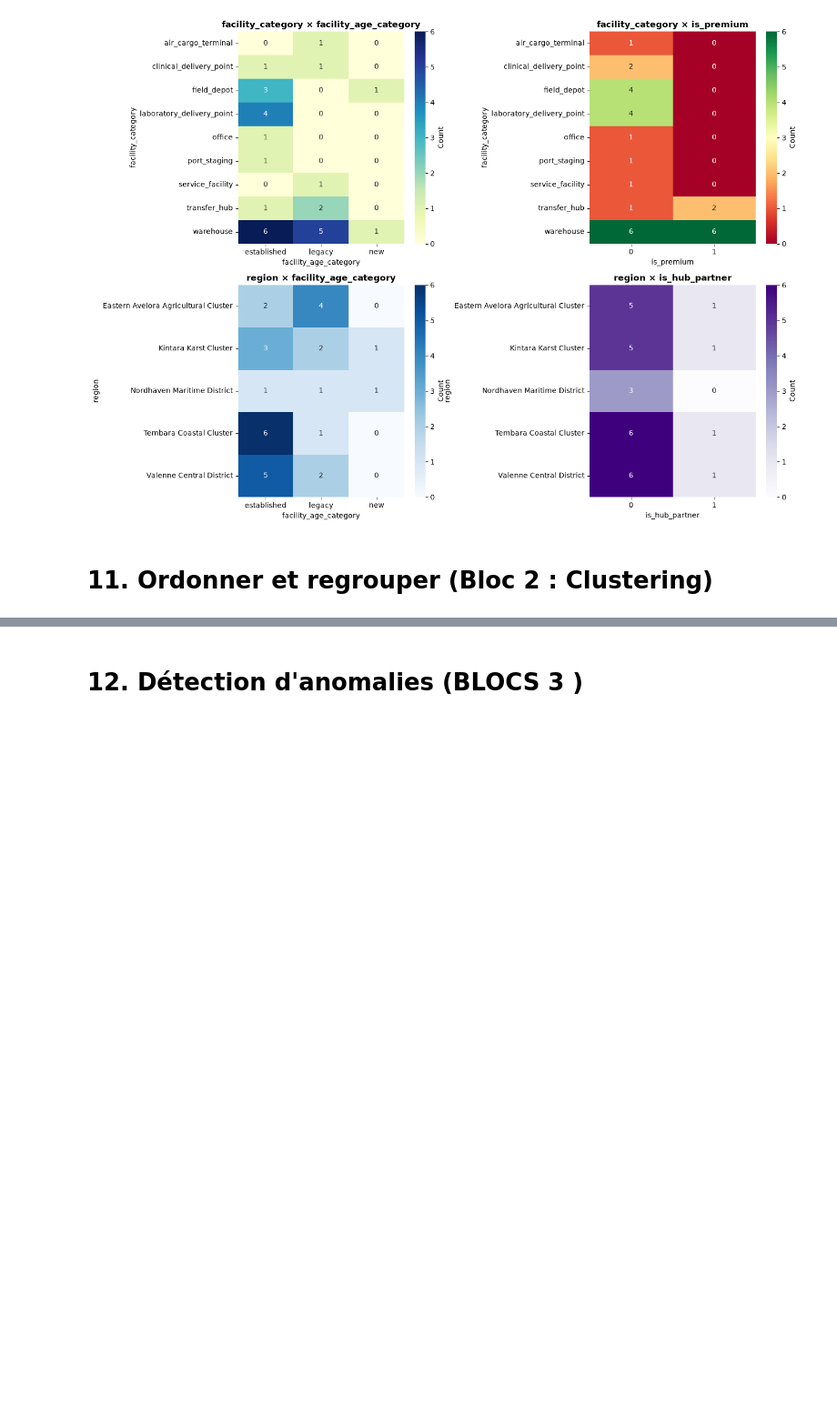
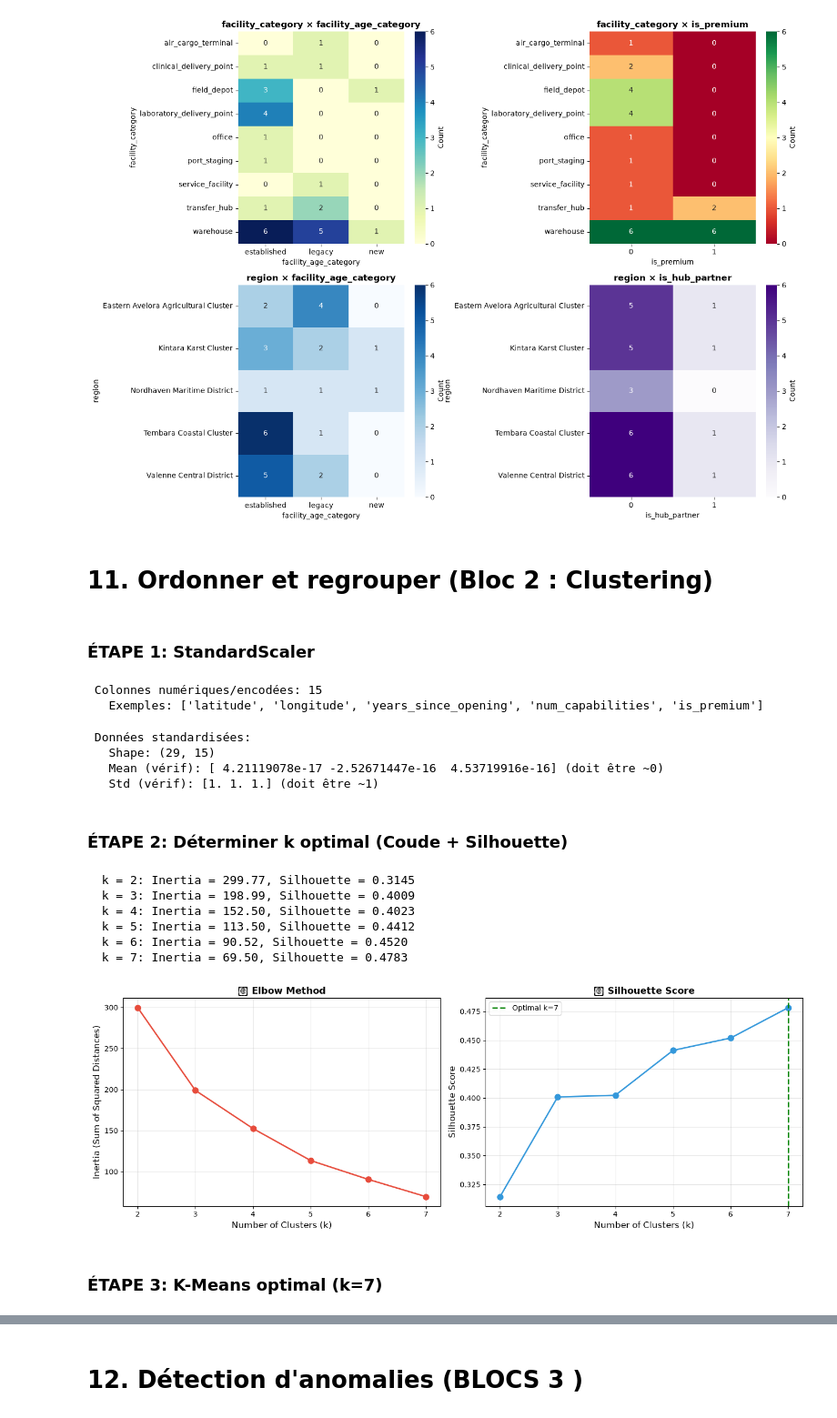
Before and after one commit to HananeDjouadi/G05-DataMining-2627, a Jupyter notebook: data/logistics/erp_facilities.ipynb, the cells around one changed output, grey strips where cells are left out. Shown at 91% size. Saved outputs shown, nothing was run; the diff lists cells and outputs as text; code cells hidden in the pictures; blank space fills up the shorter version.

Commit message:
bloc2, kmeans:erp_facilities terminee

```diff
--- a/data/logistics/erp_facilities.ipynb
+++ b/data/logistics/erp_facilities.ipynb
@@ -867,3 +873,83 @@ plt.show()
 [figure]
 # %% [markdown]
 # 11. Ordonner et regrouper (Bloc 2 : Clustering)
+# %% [markdown]
+### ÉTAPE 1: StandardScaler
+# %%
+# Copier données
+X = df_encoded.copy()
+
+# Garder que les colonnes numériques/encodées
+numeric_and_encoded = X.select_dtypes(include=[np.number]).columns.tolist()
+print(f" Colonnes numériques/encodées: {len(numeric_and_encoded)}")
+print(f"   Exemples: {numeric_and_encoded[:5]}")
+
+X_numeric = X[numeric_and_encoded]
+# %% [output]
+ Colonnes numériques/encodées: 15
+   Exemples: ['latitude', 'longitude', 'years_since_opening', 'num_capabilities', 'is_premium']
+# %%
+# StandardScaler
+scaler = StandardScaler()
+X_scaled = scaler.fit_transform(X_numeric)
+X_scaled_df = pd.DataFrame(X_scaled, columns=numeric_and_encoded)
+
+print(f"\n Données standardisées:")
+print(f"   Shape: {X_scaled.shape}")
+print(f"   Mean (vérif): {X_scaled.mean(axis=0)[:3]} ")
+print(f"   Std (vérif): {X_scaled.std(axis=0)[:3]}")
+# %% [output]
+ Données standardisées:
+   Shape: (29, 15)
+   Mean (vérif): [ 4.21119078e-17 -2.52671447e-16  4.53719916e-16] (doit être ~0)
+   Std (vérif): [1. 1. 1.] (doit être ~1)
+# %% [markdown]
+### ÉTAPE 2: Déterminer k optimal (Coude + Silhouette)
+# %%
+inertias = {}
+silhouette_scores = {}
+k_range = range(2, 8)
+
+for k in k_range:
+    kmeans = KMeans(n_clusters=k, random_state=42, n_init=10)
+    labels = kmeans.fit_predict(X_scaled)
+    inertias[k] = kmeans.inertia_
+    silhouette_scores[k] = silhouette_score(X_scaled, labels)
+    print(f"  k = {k}: Inertia = {inertias[k]:.2f}, Silhouette = {silhouette_scores[k]:.4f}")
+# %% [output]
+  k = 2: Inertia = 299.77, Silhouette = 0.3145
+  k = 3: Inertia = 198.99, Silhouette = 0.4009
+  k = 4: Inertia = 152.50, Silhouette = 0.4023
+  k = 5: Inertia = 113.50, Silhouette = 0.4412
+  k = 6: Inertia = 90.52, Silhouette = 0.4520
+  k = 7: Inertia = 69.50, Silhouette = 0.4783
+# %%
+fig, axes = plt.subplots(1, 2, figsize=(14, 5))
+
+# Elbow
+axes[0].plot(list(inertias.keys()), list(inertias.values()),
+            marker='o', linewidth=2, markersize=8, color='#e74c3c')
+axes[0].set_xlabel('Number of Clusters (k)', fontsize=12)
+axes[0].set_ylabel('Inertia (Sum of Squared Distances)', fontsize=12)
+axes[0].set_title(' Elbow Method', fontsize=13, fontweight='bold')
+axes[0].grid(True, alpha=0.3)
+axes[0].set_xticks(k_range)
+
+# Silhouette
+axes[1].plot(list(silhouette_scores.keys()), list(silhouette_scores.values()),
+            marker='o', linewidth=2, markersize=8, color='#3498db')
+optimal_k = max(silhouette_scores, key=silhouette_scores.get)
+axes[1].axvline(optimal_k, color='green', linestyle='--', linewidth=2, label=f'Optimal k={optimal_k}')
+axes[1].set_xlabel('Number of Clusters (k)', fontsize=12)
+axes[1].set_ylabel('Silhouette Score', fontsize=12)
+axes[1].set_title(' Silhouette Score', fontsize=13, fontweight='bold')
+axes[1].grid(True, alpha=0.3)
+axes[1].legend()
+axes[1].set_xticks(k_range)
+
+plt.tight_layout()
+plt.show()
+# %% [output]
+[figure, added]
+# %% [markdown]
+### ÉTAPE 3: K-Means optimal (k=7)
```
Also changed, not shown: parts of 6 cells of this notebook.
